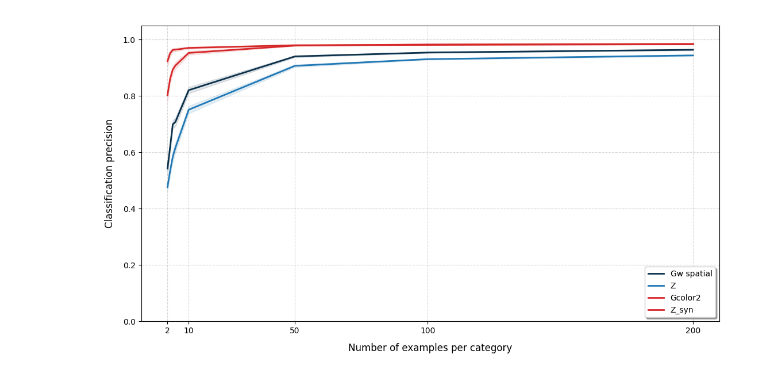
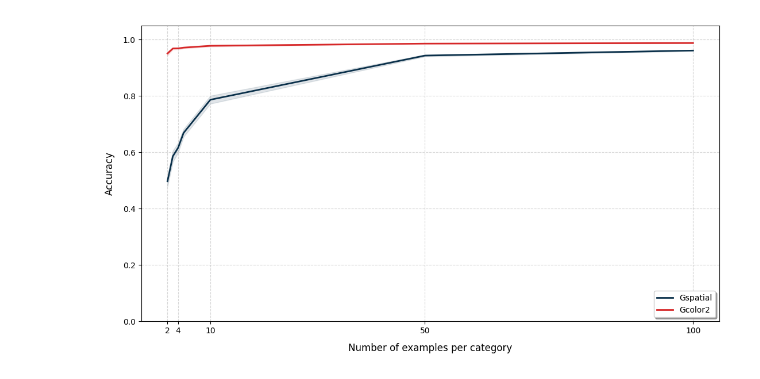
Before and after one commit to lucas-ch/gwsyn, a Jupyter notebook: notebooks/semantic_vacuum.ipynb, the cells around one changed output. Saved outputs shown, nothing was run; the diff lists cells and outputs as text; code cells hidden in the pictures.

```diff
--- a/notebooks/semantic_vacuum.ipynb
+++ b/notebooks/semantic_vacuum.ipynb
@@ -13,7 +13,7 @@ from syn_project.utils_notebook import *
 
 %matplotlib widget
 # %%
-condition = "base_task"
+condition = "base_model_0"
 checkpoint_epoch = 0
 n_samples_test = 1000
 split = "test"
@@ -22,7 +22,7 @@ with total_silence():
 
     r = []
     epochs = [1, 2, 3, 4, 5, 6, 7, 8, 9, 10, 20, 30, 40, 50]
-    n_per_cat = [ 2, 3, 4, 5, 10, 50, 100, 200]
+    n_per_cat = [ 2, 3, 4, 5, 10, 50, 100]
 
     for i in n_per_cat:
         global_workspace, domain_mods, gw_mod, visual_module, \
@@ -41,7 +41,7 @@ with total_silence():
 
 
         objects = get_objects_from_v_latents(
-            latent_domains, gw_mod, global_workspace, modules_name,
+            latent_domains, gw_mod, global_workspace, modules_name, start_v=False,
         )
 
         res = evaluate_robust_transfer(objects, cat, n_per_cat=i, n_iterations=50)
@@ -50,9 +50,9 @@ with total_silence():
 DISPLAY_CONFIG = {
     'z_spatial': True,
     'z_couleur': False,
-    'z_vision_2': True,
+    'z_vision_2': False,
     'z_syn': True,
-    'z_syn_fusion': True,
+    'z_syn_fusion': False,
 }
 
 history = r[0:30]
@@ -61,7 +61,7 @@ keys = sorted([list(epoch_dict.keys())[0] for epoch_dict in history])
 
 # On ajoute une clé 'label' pour contrôler le texte de la légende de chaque élément
 style_config = {
-    'z_spatial': {'color': '#0a304a', 'label': 'Gw spatial'},
+    'z_spatial': {'color': '#0a304a', 'label': 'Gspatial'},
     'z_couleur': {'color': '#39803f', 'label': 'Gw couleur'},
     'z_vision_2': {'color': '#1f77b4', 'label': 'Z'},
     'z_syn': {'color': '#d62728', 'label': 'Gcolor2'},
@@ -72,33 +72,33 @@ plt.figure(figsize=(11, 6))
 for key, should_display in DISPLAY_CONFIG.items():
     if should_display:
         means = []
         cis = []
         for epoch_dict in history:
             epoch_num = list(epoch_dict.keys())[0]
             data = epoch_dict[epoch_num][key]
             means.append(data['mean'])
             cis.append(data['ci_95'])
         means = np.array(means)
         cis = np.array(cis)
 
         color = style_config[key]['color']
         custom_label = style_config[key]['label']
 
         plt.plot(keys, means, label=custom_label,
                  color=color, linewidth=2, markersize=6)
         plt.fill_between(keys, means - cis, means + cis,
                          color=color, alpha=0.12)
 
 plt.xlabel("Number of examples per category", fontsize=12, labelpad=10)
-plt.ylabel("Classification precision", fontsize=12, labelpad=10)
+plt.ylabel("Accuracy", fontsize=12, labelpad=10)
 
 ax = plt.gca()
-plt.xticks([2, 10, 50, 100, 200])                   # ← une valeur de tick par entrée dans keys
+plt.xticks([2, 4, 10, 50, 100])                   # ← une valeur de tick par entrée dans keys
 plt.ylim(0, 1.05)                   # ← 5% de marge au-dessus de 1
 
 plt.grid(True, linestyle='--', alpha=0.5)
 plt.legend(loc='lower right', frameon=True, shadow=True)
 plt.tight_layout()
 plt.show()
 # %% [output]
-[figure, old version]
+[figure, new version]
```
Also changed, not shown: parts of 1 cell of this notebook, 3 other files.
